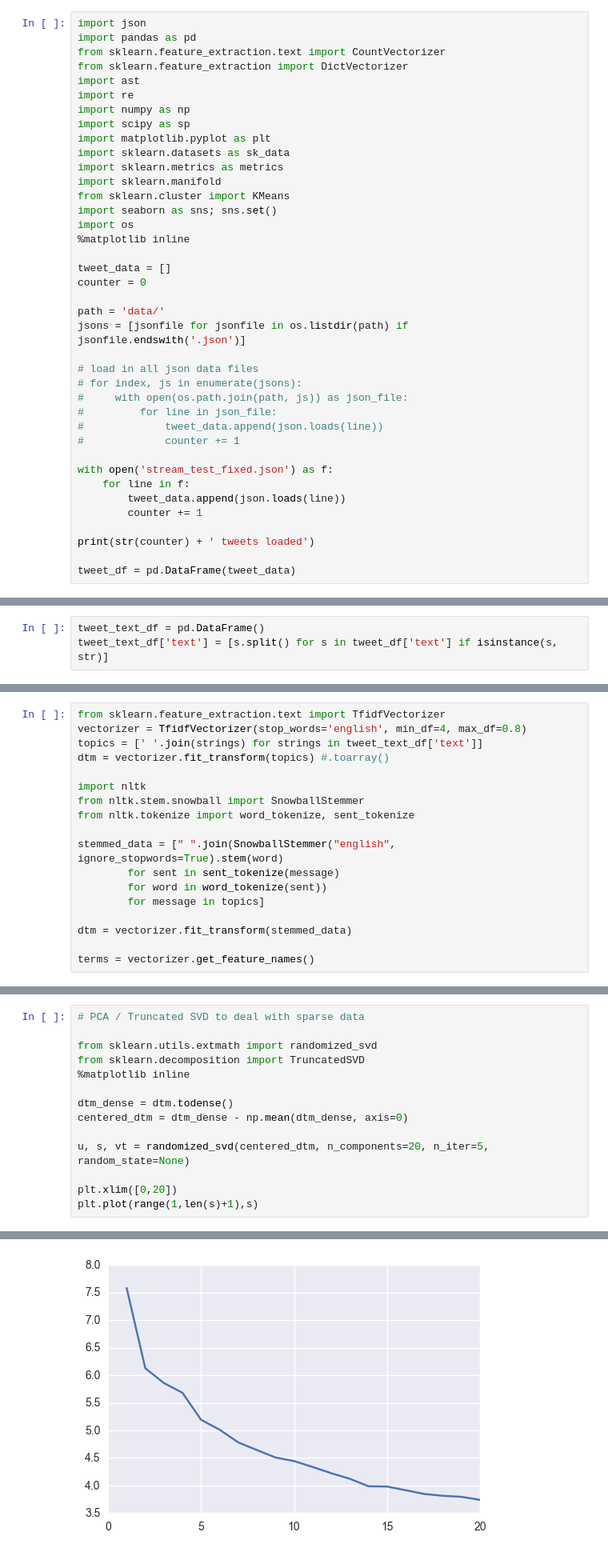
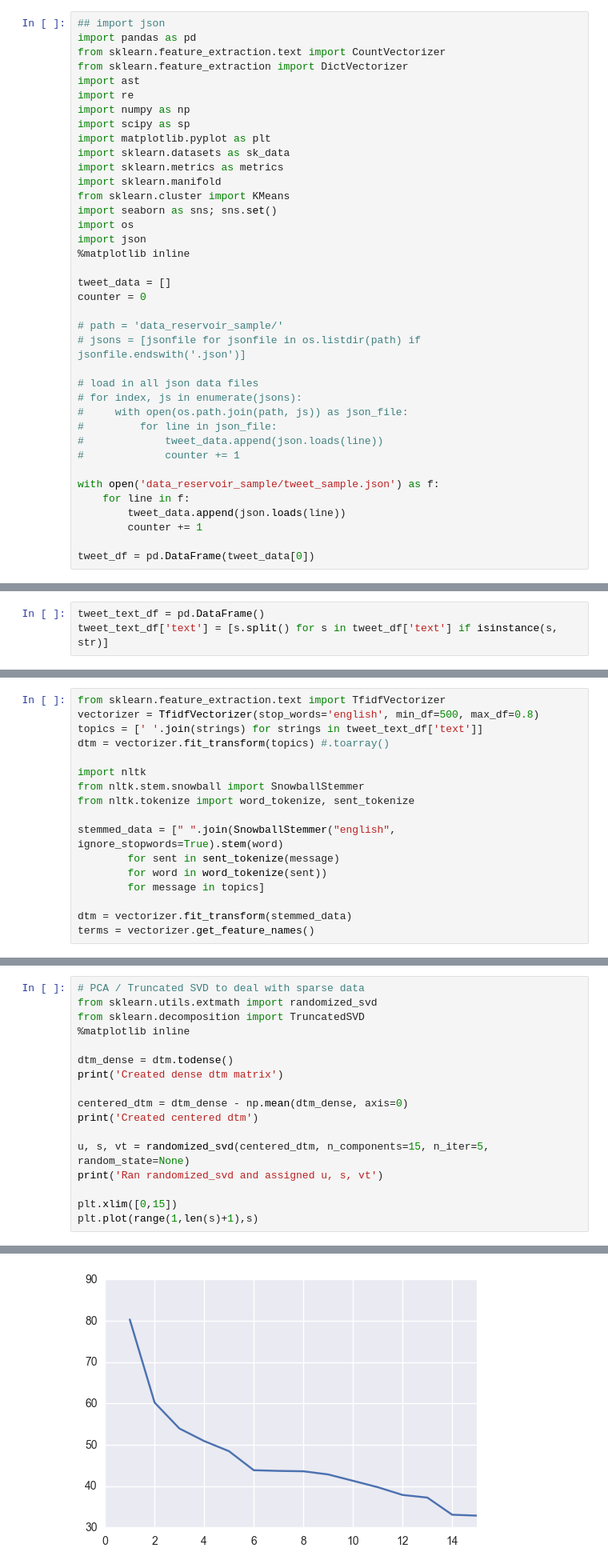
Before and after one commit to anuyorker/Twitter_Election_Analysis, a Jupyter notebook: Mid_Progress.ipynb, the cells around one changed output, grey strips where cells are left out. Shown: that part at 80% size. Drawn from its saved outputs; the diff is of its cells as text.

```diff
--- a/Mid_Progress.ipynb
+++ b/Mid_Progress.ipynb
@@ -1,5 +1,5 @@
 # %%
-import json
+## import json
 import pandas as pd
 from sklearn.feature_extraction.text import CountVectorizer
 from sklearn.feature_extraction import DictVectorizer
@@ -14,13 +14,14 @@ import sklearn.manifold
 from sklearn.cluster import KMeans
 import seaborn as sns; sns.set()
 import os
+import json
 %matplotlib inline
 
 tweet_data = []
 counter = 0
 
-path = 'data/'
-jsons = [jsonfile for jsonfile in os.listdir(path) if jsonfile.endswith('.json')]
+# path = 'data_reservoir_sample/'
+# jsons = [jsonfile for jsonfile in os.listdir(path) if jsonfile.endswith('.json')]
 
 # load in all json data files
 # for index, js in enumerate(jsons):
@@ -29,11 +30,9 @@ jsons = [jsonfile for jsonfile in os.listdir(path) if jsonfile.endswith('.json')
 #             tweet_data.append(json.loads(line))
 #             counter += 1
 
-with open('stream_test_fixed.json') as f:
+with open('data_reservoir_sample/tweet_sample.json') as f:
     for line in f:
         tweet_data.append(json.loads(line))
         counter += 1
 
-print(str(counter) + ' tweets loaded')
-
-tweet_df = pd.DataFrame(tweet_data)
+tweet_df = pd.DataFrame(tweet_data[0])
@@ -45,6 +66,6 @@ tweet_text_df['text'] = [s.split() for s in tweet_df['text'] if isinstance(s, st
 # %%
 from sklearn.feature_extraction.text import TfidfVectorizer
-vectorizer = TfidfVectorizer(stop_words='english', min_df=4, max_df=0.8)
+vectorizer = TfidfVectorizer(stop_words='english', min_df=500, max_df=0.8)
 topics = [' '.join(strings) for strings in tweet_text_df['text']]
 dtm = vectorizer.fit_transform(topics) #.toarray()
 
@@ -58,5 +79,4 @@ stemmed_data = [" ".join(SnowballStemmer("english", ignore_stopwords=True).stem(
         for message in topics]
 
 dtm = vectorizer.fit_transform(stemmed_data)
-
 terms = vectorizer.get_feature_names()
@@ -63,15 +99,18 @@ terms = vectorizer.get_feature_names()
 # %%
 # PCA / Truncated SVD to deal with sparse data
-
 from sklearn.utils.extmath import randomized_svd
 from sklearn.decomposition import TruncatedSVD
 %matplotlib inline
 
 dtm_dense = dtm.todense()
+print('Created dense dtm matrix')
+
 centered_dtm = dtm_dense - np.mean(dtm_dense, axis=0)
+print('Created centered dtm')
 
-u, s, vt = randomized_svd(centered_dtm, n_components=20, n_iter=5, random_state=None)
+u, s, vt = randomized_svd(centered_dtm, n_components=15, n_iter=5, random_state=None)
+print('Ran randomized_svd and assigned u, s, vt')
 
-plt.xlim([0,20])
+plt.xlim([0,15])
 plt.plot(range(1,len(s)+1),s)
 # %% [output]
@@ -79,3 +121,3 @@ plt.plot(range(1,len(s)+1),s)
-[figure, old version]
+[figure, new version]
 # %%
 # Silhouette Score
```
Also changed, not shown: parts of 17 cells of this notebook.
